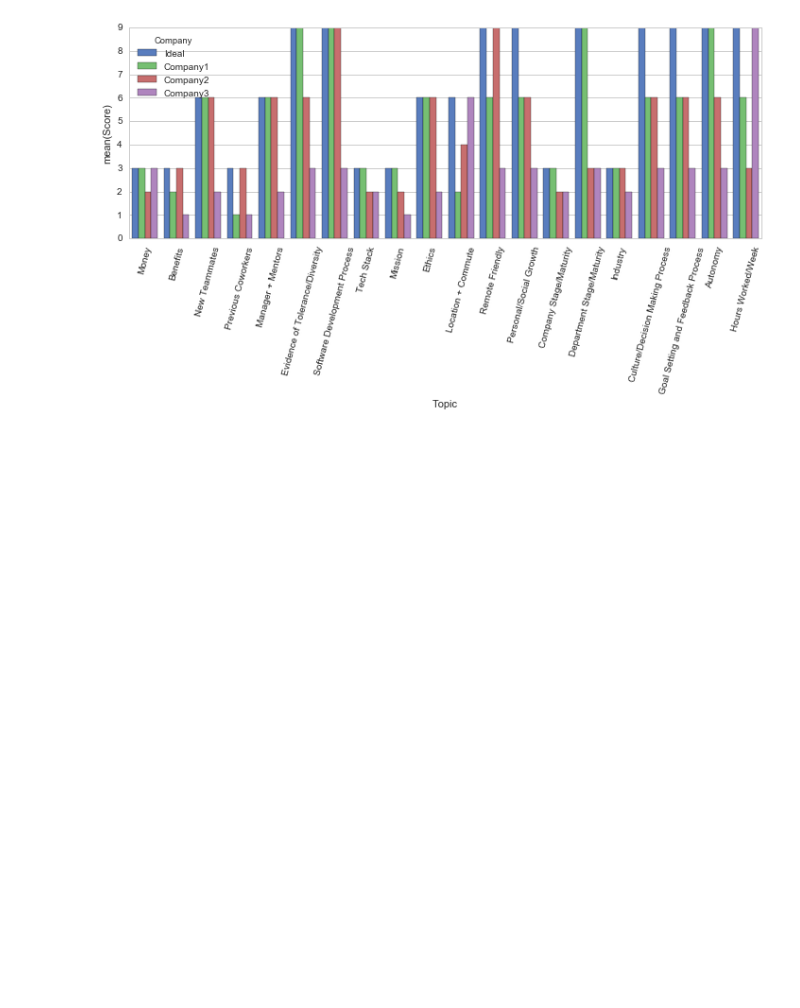
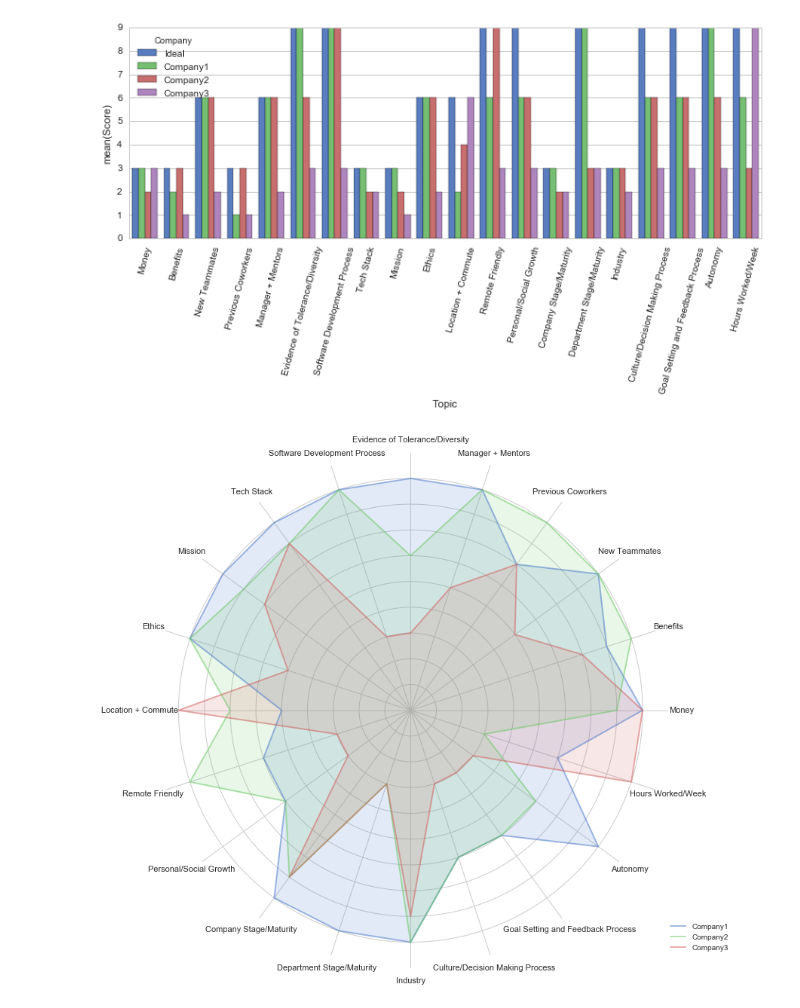
Before and after one commit to martinwalsh/candidate_considerations, a Jupyter notebook: Candidate Considerations Survey Visualization.ipynb, the cells around one changed output. Saved outputs shown, nothing was run; the diff lists cells and outputs as text; code cells hidden in the pictures; blank space fills up the shorter version.

Commit message:
include a radar plot

```diff
--- a/Candidate Considerations Survey Visualization.ipynb
+++ b/Candidate Considerations Survey Visualization.ipynb
@@ -185,3 +189,19 @@ sns.barplot(x='Topic', y='Score', hue='Company', data=df)
 _ = pylab.xticks(rotation=75)
 # %% [output]
 [figure]
+# %%
+from radarplot import Radar
+
+ideal_scores = df[df.Company == 'Ideal'].Score
+titles = df.Topic.unique()
+labels = [range(1, ideal_scores.max() + 1)] + [[]] * (len(titles) - 1)
+
+radar = Radar(pylab.figure(figsize=(12, 10)), titles, labels)
+for company in companies[1:]:
+    scores = df[df.Company == company].Score
+    # take weights into account, represent the ideal as the highest possible score
+    scores = map(lambda x: (ideal_scores.max() - x[0] + x[1]), zip(ideal_scores, scores))
+    radar.plot(scores, '-', lw=2, alpha=0.50, label=company)
+_ = radar.ax.legend(loc=9, bbox_to_anchor=(1.06, 0.10))
+# %% [output]
+[figure, added]
```
Also changed, not shown: parts of 6 cells of this notebook, 2 other files.
